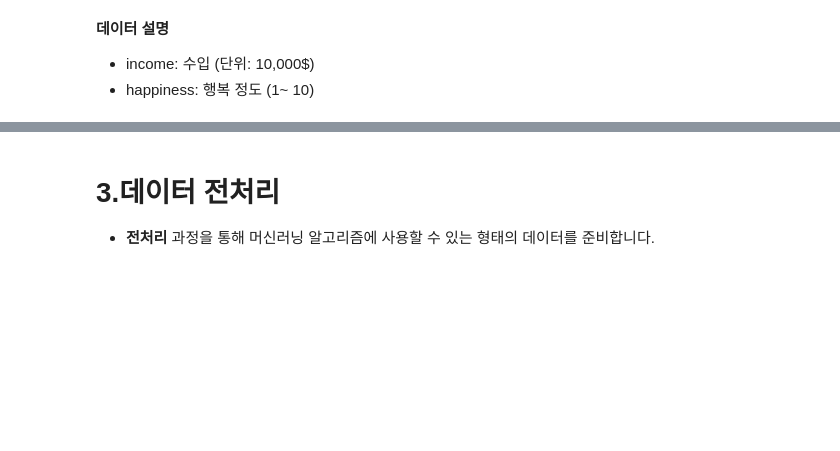
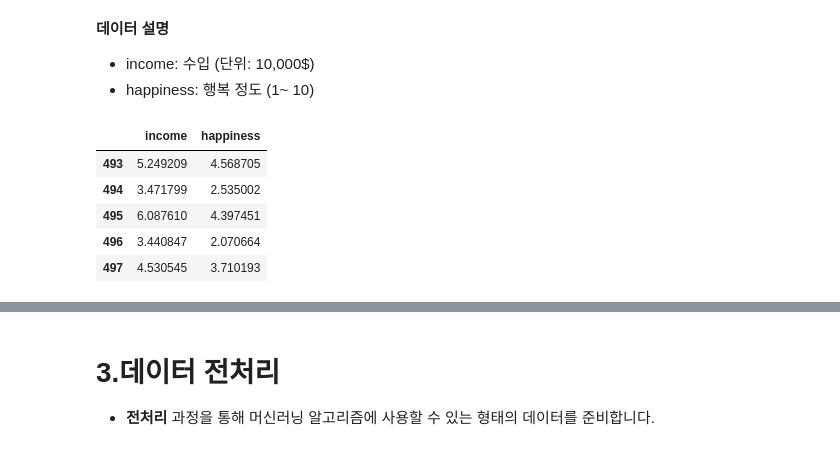
Before and after one commit to jexists/sk_network, a Jupyter notebook: 08.machine_learning/54_실습04_회귀성능1/실습04_회귀성능평가(Happy).ipynb, the cells around one changed output, grey strips where cells are left out. Cells and saved outputs as stored; diff of their text form; code cells hidden in the pictures; blank space fills up the shorter version.

```diff
--- a/08.machine_learning/54_실습04_회귀성능1/실습04_회귀성능평가(Happy).ipynb
+++ b/08.machine_learning/54_실습04_회귀성능1/실습04_회귀성능평가(Happy).ipynb
@@ -24,5 +50,13 @@
 - happiness: 행복 정도 (1~ 10)
 # %%
 # 하위 몇 개 행 확인
+df.tail()
+# %% [output]
+|  | income | happiness |
+| 493 | 5.249209 | 4.568705 |
+| 494 | 3.471799 | 2.535002 |
+| 495 | 6.087610 | 4.397451 |
+| 496 | 3.440847 | 2.070664 |
+| 497 | 4.530545 | 3.710193 |
 # %%
 # 변수 확인
```
Also changed, not shown: parts of 22 cells of this notebook, 1 other file.
